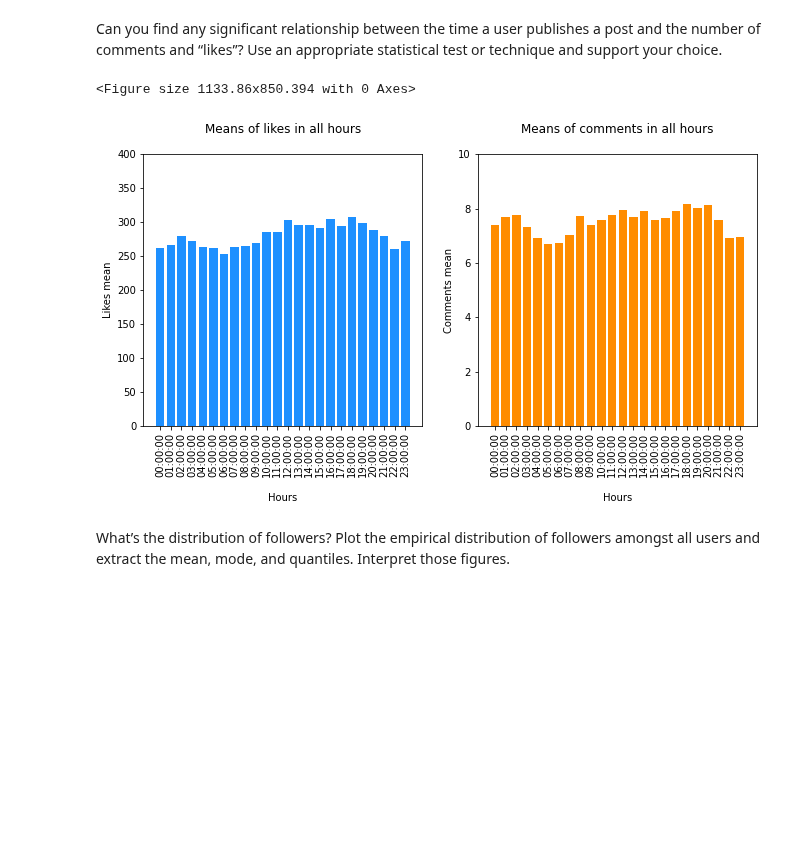
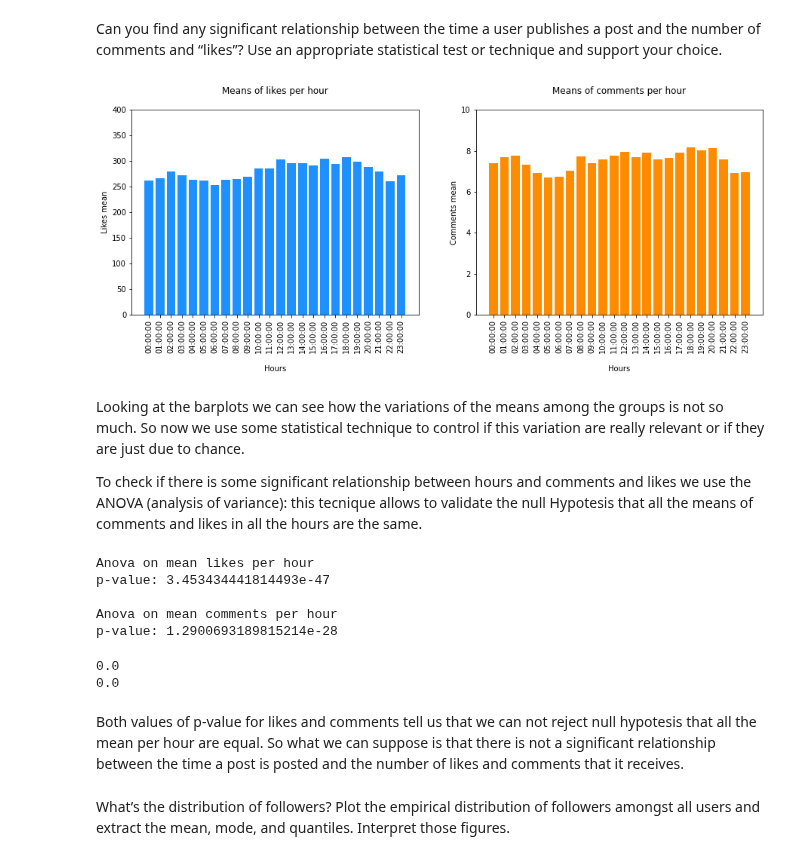
Before and after one commit to Matteo-Candi/ADM_HW2, a Jupyter notebook: main.ipynb, the cells around one changed output. Drawn from its saved outputs; the diff is of its cells as text; code cells hidden in the pictures; blank space fills up the shorter version.

Commit message:
anova

```diff
--- a/main.ipynb
+++ b/main.ipynb
@@ -233,25 +234,53 @@ posts.cts = pd.to_datetime(posts.cts).dt.floor('h').dt.time
 # %%
 # Plotting means of likes and comments for every hours
 
 hours = list(map(str,sorted(list(set(posts.cts))[1:])))
 mean_likes = posts.numbr_likes.groupby(posts.cts).apply(lambda x: x.mean())
 mean_comments = posts.number_comments.groupby(posts.cts).apply(lambda x: x.mean())
 
-plt.figure(figsize=(40/2.54, 30/2.54))
-
-fig, ax = plt.subplots(1,2, figsize=(11, 5))
+fig, ax = plt.subplots(1,2, figsize=(15, 5))
 ax[0].bar(hours,list(mean_likes), color="dodgerblue")
-ax[0].set(title="Means of likes in all hours\n", xlabel="\nHours", ylabel="Likes mean", ylim=[0, 400])
+ax[0].set(title="Means of likes per hour\n", xlabel="\nHours", ylabel="Likes mean", ylim=[0, 400])
 ax[0].tick_params(axis='x', rotation=90)
 
 ax[1].bar(hours,list(mean_comments), color="darkorange")
-ax[1].set(title="Means of comments in all hours\n", xlabel="\nHours", ylabel="Comments mean", ylim=[0, 10])
+ax[1].set(title="Means of comments per hour\n", xlabel="\nHours", ylabel="Comments mean", ylim=[0, 10])
 ax[1].tick_params(axis='x', rotation=90)
 
 plt.show()
 # %% [output]
-<Figure size 1133.86x850.394 with 0 Axes>
-[figure, old version]
+[figure, new version]
+# %% [markdown]
+Looking at the barplots we can see how the variations of the means among the groups is not so much. So now we use some statistical technique to control if this variation are really relevant or if they are just due to chance.
+
+To check if there is some significant relationship between hours and comments and likes we use the ANOVA (analysis of variance): this tecnique allows to validate the null Hypotesis that all the means of comments and likes in all the hours are the same.
+# %%
+# ditribution of likes and comment per every hour
+likes_groups = posts.numbr_likes.groupby(posts.cts).apply(list).reset_index()
+comments_groups = posts.number_comments.groupby(posts.cts).apply(list).reset_index()
+
+# computing ANOVA for comments and likes grouped per hour
+f, p = f_oneway(*likes_groups.numbr_likes)
+print("Anova on mean likes per hour\np-value:",p)
+f, p = f_oneway(*comments_groups.number_comments)
+print("\nAnova on mean comments per hour\np-value:",p)
+# %% [output]
+Anova on mean likes per hour
+p-value: 3.453434441814493e-47
+
+Anova on mean comments per hour
+p-value: 1.2900693189815214e-28
+# %%
+# celo metto ????
+f,p = bartlett(*likes_groups.numbr_likes)
+print(f,p)
+f,p = bartlett(*comments_groups.number_comments)
+print(p)
+# %% [output]
+0.0
+0.0
+# %% [markdown]
+Both values of p-value for likes and comments tell us that we can not reject null hypotesis that all the mean per hour are equal. So what we can suppose is that there is not a significant relationship between the time a post is posted and the number of likes and comments that it receives.
 # %% [markdown]
 What’s the distribution of followers? Plot the empirical distribution of followers amongst all users and extract the mean, mode, and quantiles. Interpret those figures.
 # %%
```
Also changed, not shown: parts of 3 cells of this notebook.
